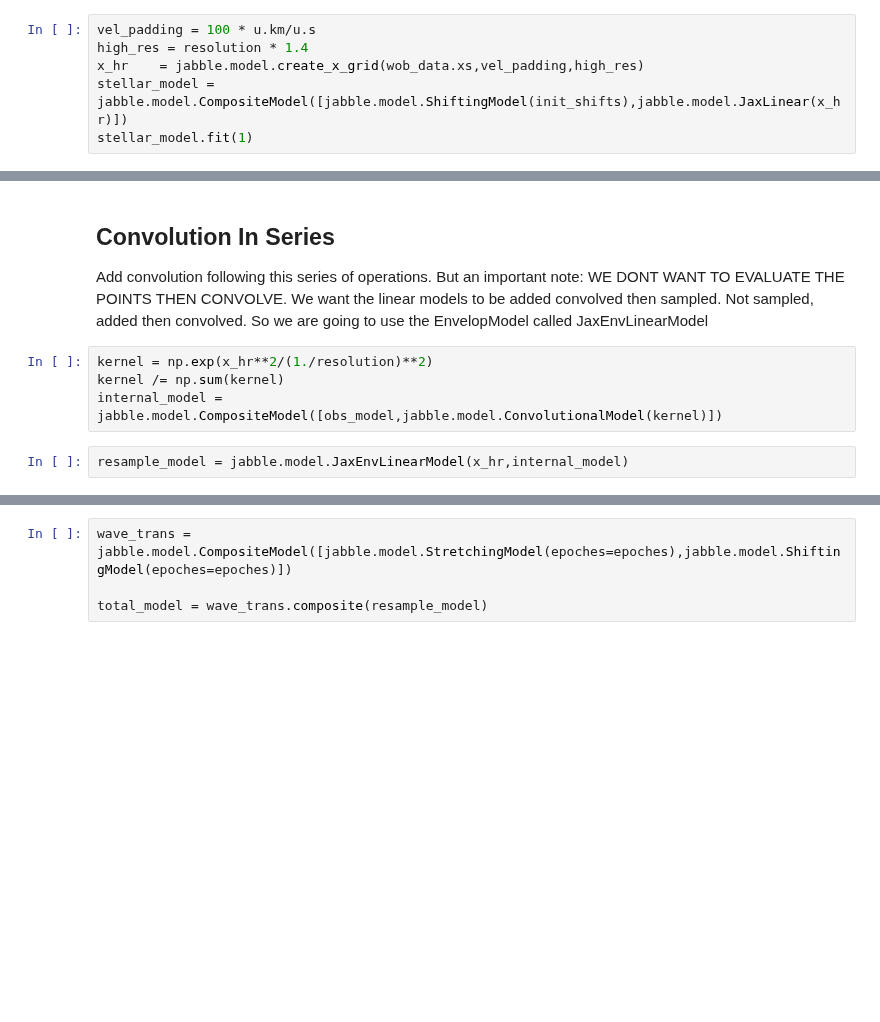
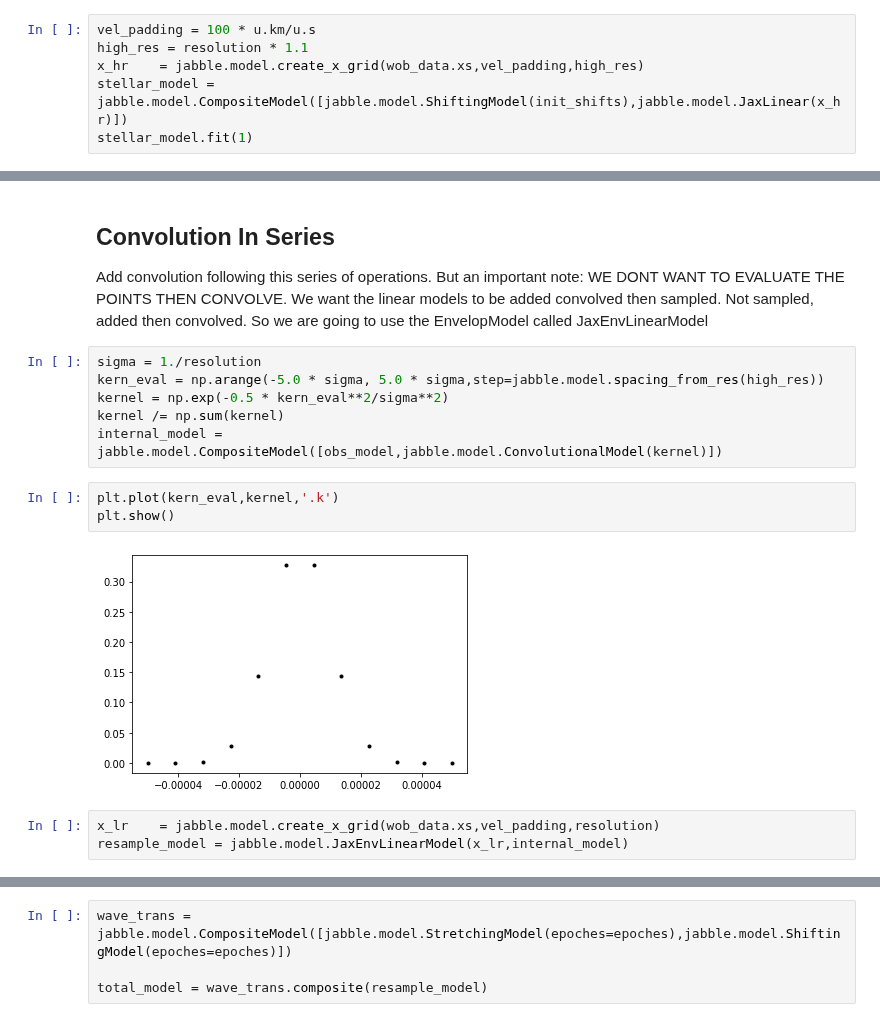
Before and after one commit to mdd423/wobble_jax, a Jupyter notebook: notebooks/04-convolvecomposite.ipynb, the cells around one changed output, grey strips where cells are left out. Saved outputs shown, nothing was run; the diff lists cells and outputs as text; blank space fills up the shorter version.

```diff
--- a/notebooks/04-convolvecomposite.ipynb
+++ b/notebooks/04-convolvecomposite.ipynb
@@ -90,7 +87,7 @@ loss = jabble.loss.L2Loss()
 This time we are going to upscale the resolution of our models a bit.
 # %%
 vel_padding = 100 * u.km/u.s
-high_res = resolution * 1.4
+high_res = resolution * 1.1
 x_hr    = jabble.model.create_x_grid(wob_data.xs,vel_padding,high_res)
 stellar_model = jabble.model.CompositeModel([jabble.model.ShiftingModel(init_shifts),jabble.model.JaxLinear(x_hr)])
 stellar_model.fit(1)
@@ -117,8 +116,16 @@ obs_model = stellar_model + tellurics_model + gascell_model
 <h2>Convolution In Series</h2>
 Add convolution following this series of operations. But an important note: WE DONT WANT TO EVALUATE THE POINTS THEN CONVOLVE. We want the linear models to be added convolved then sampled. Not sampled, added then convolved. So we are going to use the EnvelopModel called JaxEnvLinearModel
 # %%
-kernel = np.exp(x_hr**2/(1./resolution)**2)
+sigma = 1./resolution
+kern_eval = np.arange(-5.0 * sigma, 5.0 * sigma,step=jabble.model.spacing_from_res(high_res))
+kernel = np.exp(-0.5 * kern_eval**2/sigma**2)
 kernel /= np.sum(kernel)
 internal_model = jabble.model.CompositeModel([obs_model,jabble.model.ConvolutionalModel(kernel)])
-# %%
-resample_model = jabble.model.JaxEnvLinearModel(x_hr,internal_model)
+# %%
+plt.plot(kern_eval,kernel,'.k')
+plt.show()
+# %% [output]
+[figure, added]
+# %%
+x_lr    = jabble.model.create_x_grid(wob_data.xs,vel_padding,resolution)
+resample_model = jabble.model.JaxEnvLinearModel(x_lr,internal_model)
```
Also changed, not shown: parts of 28 cells of this notebook, 1 other file.
